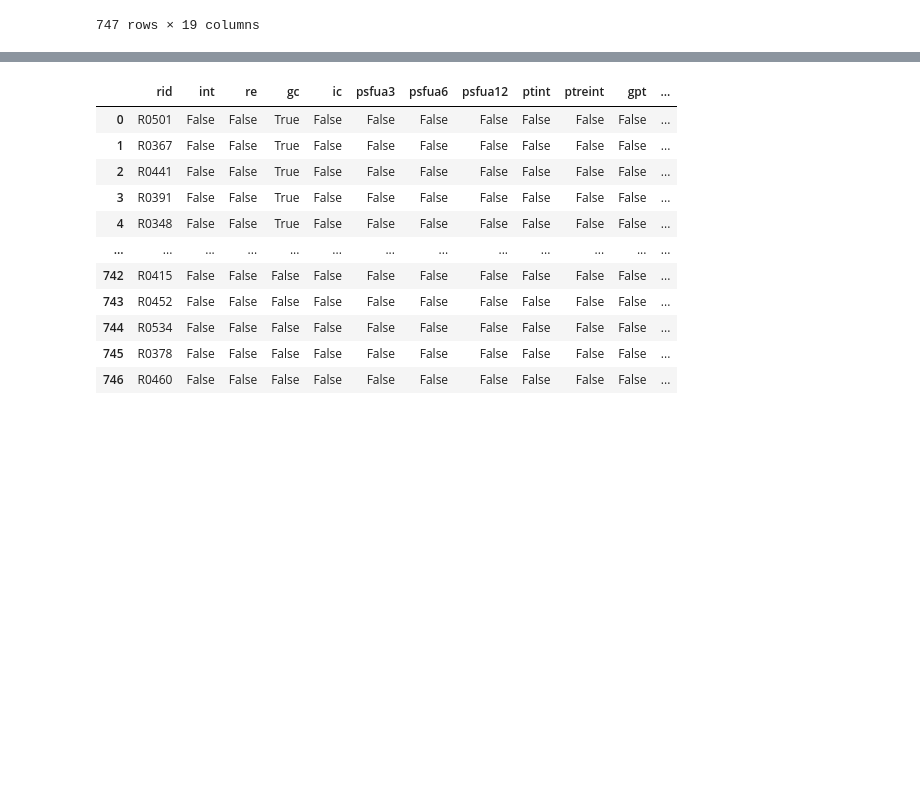
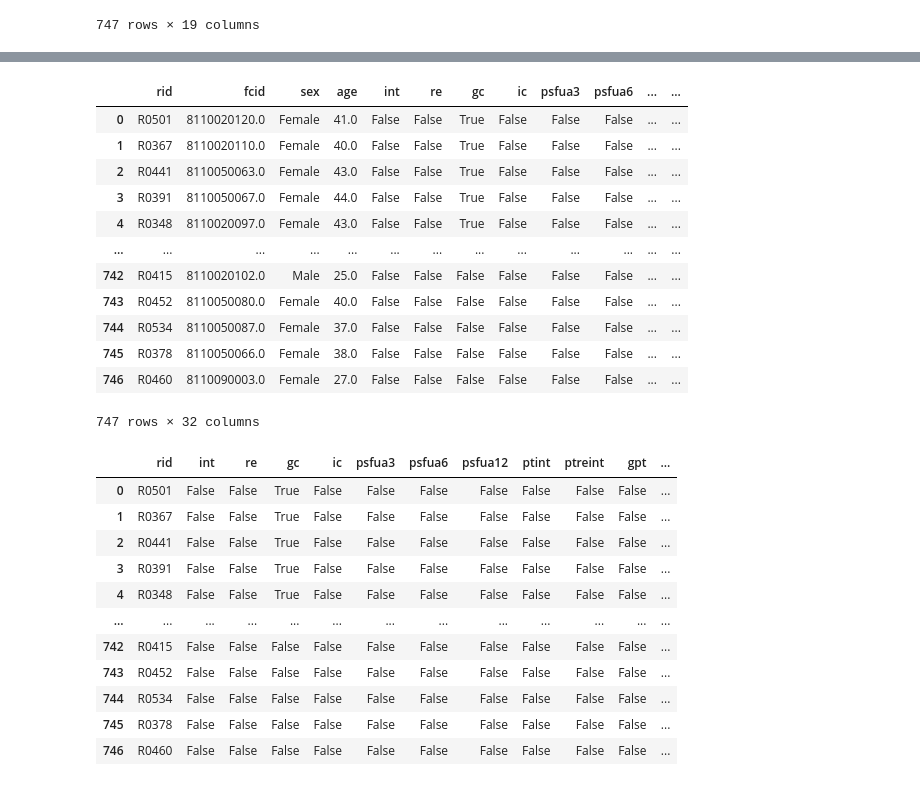
Before and after one commit to ModarYaghi/fc-performeter, a Jupyter notebook: notebooks/unvfvt_rev.ipynb, the cells around one changed output, grey strips where cells are left out. Cells and saved outputs as stored; diff of their text form; code cells hidden in the pictures; blank space fills up the shorter version.

Commit message:
grandBeneficiariesEncodedPiovtedUniqueDataset23

```diff
--- a/notebooks/unvfvt_rev.ipynb
+++ b/notebooks/unvfvt_rev.ipynb
@@ -65,0 +135,17 @@ grand
+# %%
+grand_encoded = pd.read_csv(os.path.join(unvfvt23, 'grandBeneficiariesEncodedDataset23.csv'))
+grand_encoded
+# %% [output]
+|  | rid | fcid | sex | age | int | re | gc | ic | psfua3 | psfua6 | ... | ... |
+| 0 | R0501 | 8110020120.0 | Female | 41.0 | False | False | True | False | False | False | ... | ... |
+| 1 | R0367 | 8110020110.0 | Female | 40.0 | False | False | True | False | False | False | ... | ... |
+| 2 | R0441 | 8110050063.0 | Female | 43.0 | False | False | True | False | False | False | ... | ... |
+| 3 | R0391 | 8110050067.0 | Female | 44.0 | False | False | True | False | False | False | ... | ... |
+| 4 | R0348 | 8110020097.0 | Female | 43.0 | False | False | True | False | False | False | ... | ... |
+| ... | ... | ... | ... | ... | ... | ... | ... | ... | ... | ... | ... | ... |
+| 742 | R0415 | 8110020102.0 | Male | 25.0 | False | False | False | False | False | False | ... | ... |
+| 743 | R0452 | 8110050080.0 | Female | 40.0 | False | False | False | False | False | False | ... | ... |
+| 744 | R0534 | 8110050087.0 | Female | 37.0 | False | False | False | False | False | False | ... | ... |
+| 745 | R0378 | 8110050066.0 | Female | 38.0 | False | False | False | False | False | False | ... | ... |
+| 746 | R0460 | 8110090003.0 | Female | 27.0 | False | False | False | False | False | False | ... | ... |
+747 rows × 32 columns
```
Also changed, not shown: parts of 7 cells of this notebook, 5 other files.
